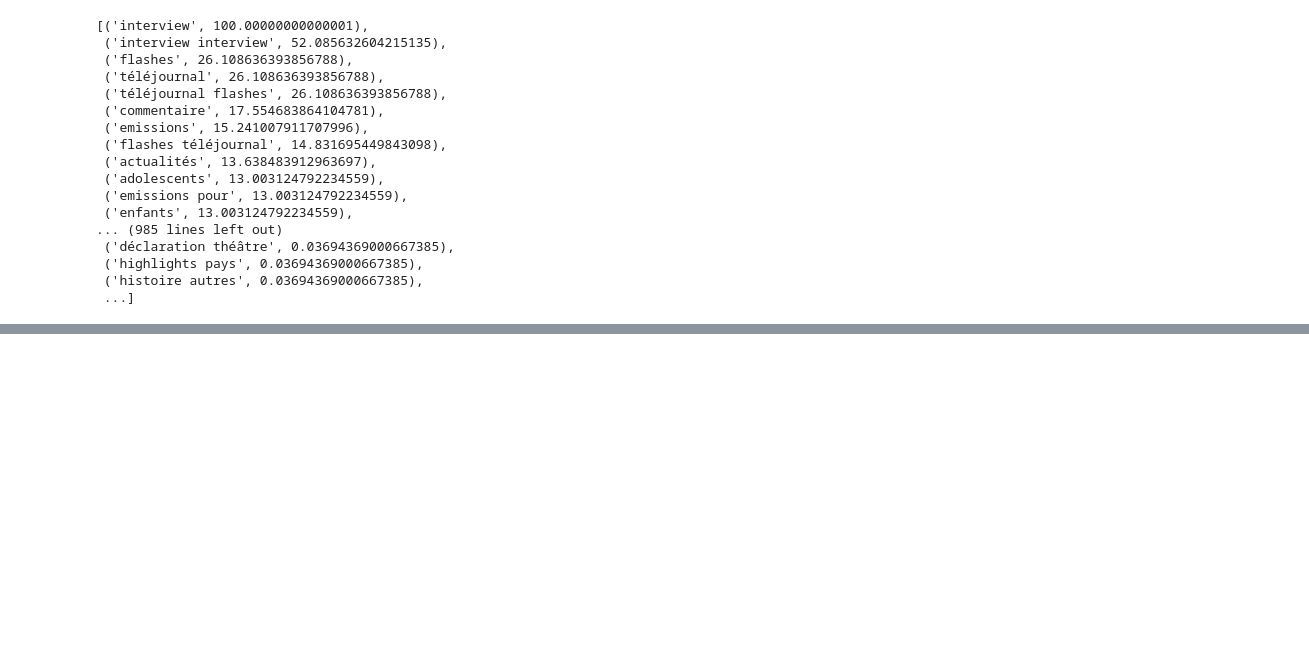
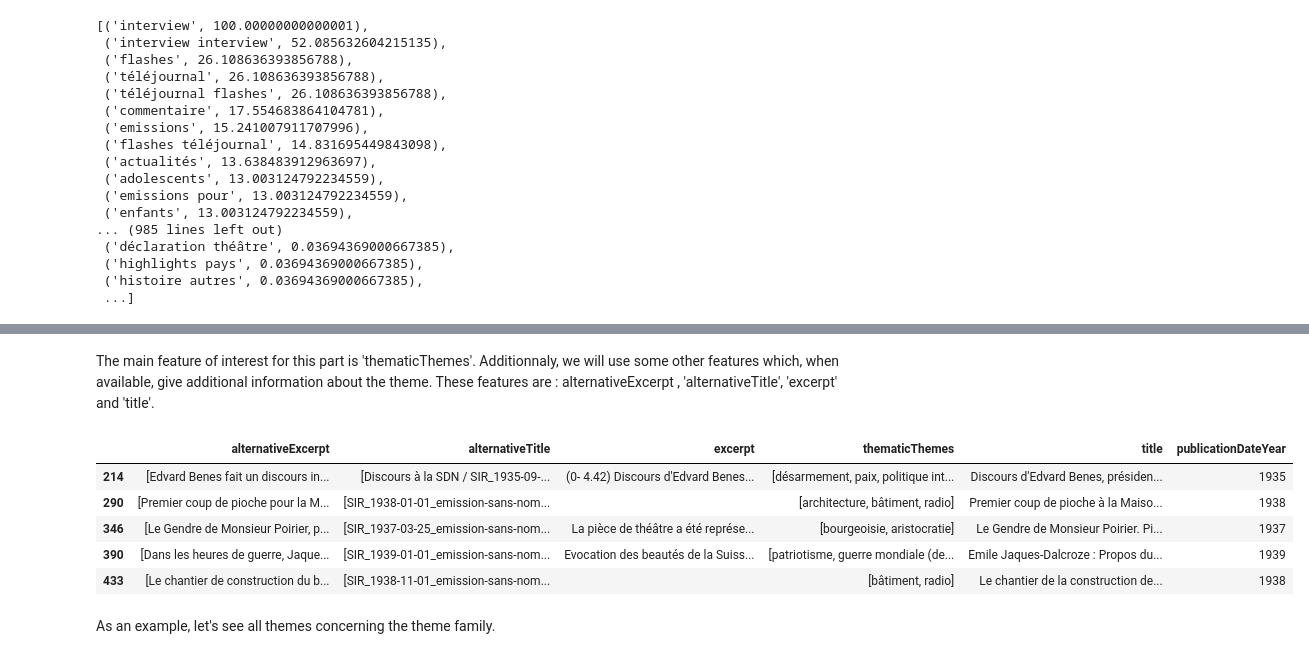
Before and after one commit to m-yaghini/ada17, a Jupyter notebook: project-master/code/MainExploratoryAnalysisLW.ipynb, the cells around one changed output, grey strips where cells are left out. Cells and saved outputs as stored; diff of their text form; code cells hidden in the pictures; blank space fills up the shorter version.

```diff
--- a/project-master/code/MainExploratoryAnalysisLW.ipynb
+++ b/project-master/code/MainExploratoryAnalysisLW.ipynb
@@ -326,0 +392,13 @@ Counter(counters_program_lifespan.loc['very long'].genres).most_common()
+# %%
+df_Roles = df_without_date_outliers.copy()
+df_Roles = df_Roles[df_Roles.contributors.notnull()]
+df_Roles.drop(['alternativeExcerpt','alternativeTitle','excerpt','thematicThemes','title',
+               'articleURL','backgrounds',  'durationSec', 'id',
+                'imageURL','isOnline','mediaURL','source','thematicPersons','visualGeographicals',
+                'visualPersons','visualCorporations','variantIds','visualThemes','mediaType',
+                'publicationChannelNames','publicationDate','thematicGeographicals',
+                'thematicCorporations','program','genres'], axis=1, inplace=True)
+df_Roles = df_Roles[(df_Roles.publicationDateYear.notnull()) & (df_Roles.contributors.notnull())
+                   & (df_Roles.contributors != '')]
+pd.options.display.max_colwidth = 220
+df_Roles.head()
@@ -326,0 +545,5 @@ Counter(counters_program_lifespan.loc['very long'].genres).most_common()
+# %%
+print('Number of males for TEX role', nbmale_dict_role.get('TEX'),',number of females for TEX role',nbfemale_dict_role.get('TEX'))
+print('All persons who worked in TEX role', RolesDict.get('TEX'))
+pd.options.display.max_colwidth = 820
+df_Roles[(df_Roles['contributors'].apply(str).str.contains('TEX\''))]
@@ -326,0 +625,23 @@ Counter(counters_program_lifespan.loc['very long'].genres).most_common()
+# %% [markdown]
+The main feature of interest for this part is 'thematicThemes'. Additionnaly, we will use some other features which, when available,  give additional information about the theme. These features are : alternativeExcerpt , 'alternativeTitle', 'excerpt' and 'title'.
+# %%
+allThemes = list(set([item.lower() for sublist in df_without_date_outliers.thematicThemes.tolist()
+                      for item in sublist]))
+
+df_themes = df_without_date_outliers.copy()
+df_themes = df_themes[(df_themes.thematicThemes.notnull()) & (df_themes.thematicThemes != '')]
+df_themes.drop(['articleURL','backgrounds', 'contributors',  'durationSec', 'id',
+                'imageURL','isOnline','mediaURL','source','thematicPersons','visualGeographicals',
+                'visualPersons','visualCorporations','variantIds','visualThemes','mediaType',
+                'publicationChannelNames','publicationDate','thematicGeographicals',
+                'thematicCorporations','program','genres'], axis=1, inplace=True)
+df_themes[(df_themes['alternativeExcerpt'].notnull())  & (df_themes['alternativeExcerpt'] != '')].head()
+# %% [output]
+|  | alternativeExcerpt | alternativeTitle | excerpt | thematicThemes | title | publicationDateYear |
+| 214 | [Edvard Benes fait un discours in... | [Discours à la SDN / SIR_1935-09-... | (0- 4.42) Discours d'Edvard Benes... | [désarmement, paix, politique int... | Discours d'Edvard Benes, présiden... | 1935 |
+| 290 | [Premier coup de pioche pour la M... | [SIR_1938-01-01_emission-sans-nom... |  | [architecture, bâtiment, radio] | Premier coup de pioche à la Maiso... | 1938 |
+| 346 | [Le Gendre de Monsieur Poirier, p... | [SIR_1937-03-25_emission-sans-nom... | La pièce de théâtre a été représe... | [bourgeoisie, aristocratie] | Le Gendre de Monsieur Poirier. Pi... | 1937 |
+| 390 | [Dans les heures de guerre, Jaque... | [SIR_1939-01-01_emission-sans-nom... | Evocation des beautés de la Suiss... | [patriotisme, guerre mondiale (de... | Emile Jaques-Dalcroze : Propos du... | 1939 |
+| 433 | [Le chantier de construction du b... | [SIR_1938-11-01_emission-sans-nom... |  | [bâtiment, radio] | Le chantier de la construction de... | 1938 |
+# %% [markdown]
+As an example, let's see all themes concerning the theme family.
```
Also changed, not shown: parts of 36 cells of this notebook, 1 other file.
